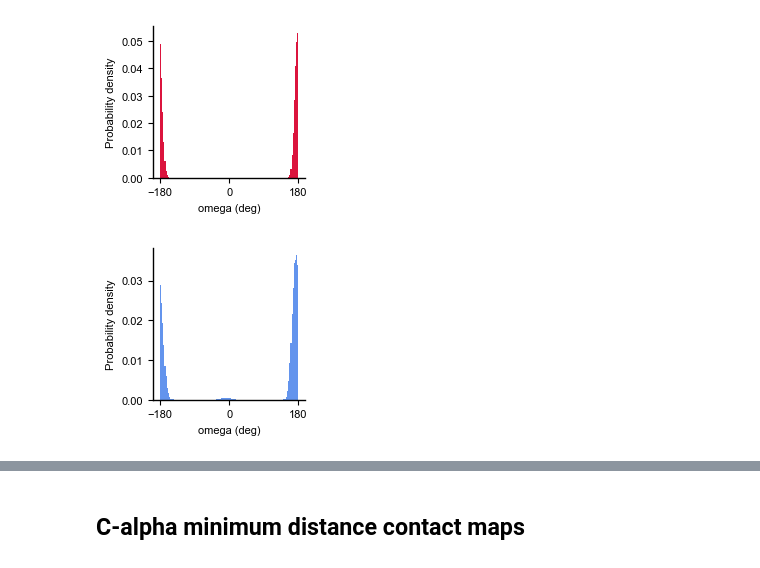
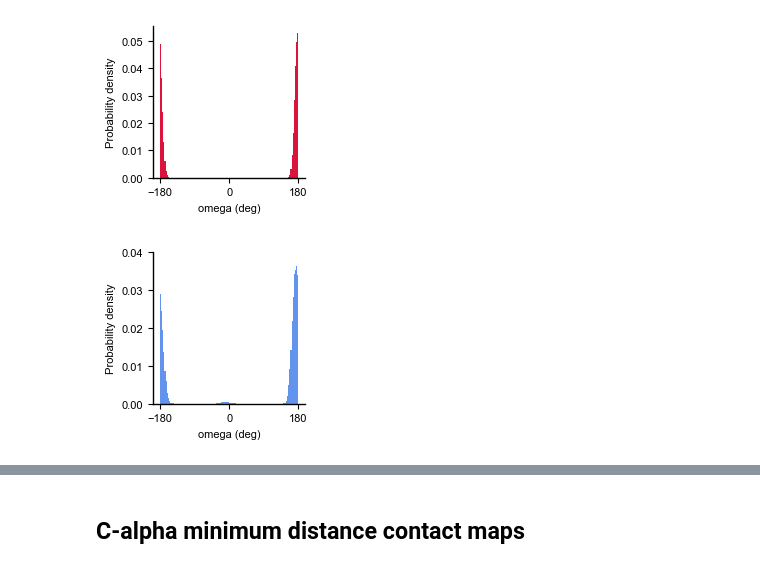
Before and after one commit to alicejpettitt/orf6-ctr_cis_trans_conformers, a Jupyter notebook: Metadynamic_simulations/Analysis/ORF6-CTR-METADYNAMICS-ANALYSIS.ipynb, the cells around one changed output, grey strips where cells are left out. Drawn from its saved outputs; the diff is of its cells as text; code cells hidden in the pictures.

```diff
--- a/Metadynamic_simulations/Analysis/ORF6-CTR-METADYNAMICS-ANALYSIS.ipynb
+++ b/Metadynamic_simulations/Analysis/ORF6-CTR-METADYNAMICS-ANALYSIS.ipynb
@@ -2322,19 +2408,20 @@ plt.gcf().set_size_inches(50/25.4, 50/25.4)
 # %%
 #Plot histogram of omega distribution for c36m
 
 ax = plt.subplot(111)
 fig.set_size_inches(8, 4)
 
 ax.set_xlabel("omega (deg)")
 ax.set_ylabel("Probability density")
 
 ax.hist(ome_c36m_no_ACE_deg[:,15], histtype='stepfilled', color=a_c36m, weights=w_c36m_eq, bins=120, density=True)
 plt.xticks(np.arange(-180, 181, step=180))
 ax.spines['right'].set_visible(False)
 ax.spines['top'].set_visible(False)
 ax.spines['bottom'].set_linewidth(1)
 ax.spines['left'].set_linewidth(1)
+ax.set_ylim(0, 0.04)
 
 plt.gcf().set_size_inches(50/25.4, 50/25.4)
 # %% [output]
-[figure, old version]
+[figure, new version]
```
Also changed, not shown: parts of 54 cells of this notebook, 3 other files.
